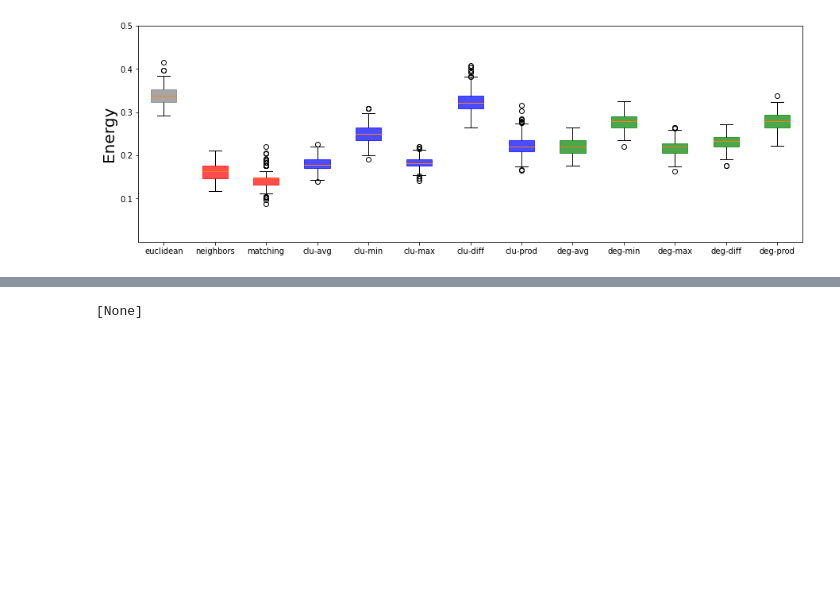
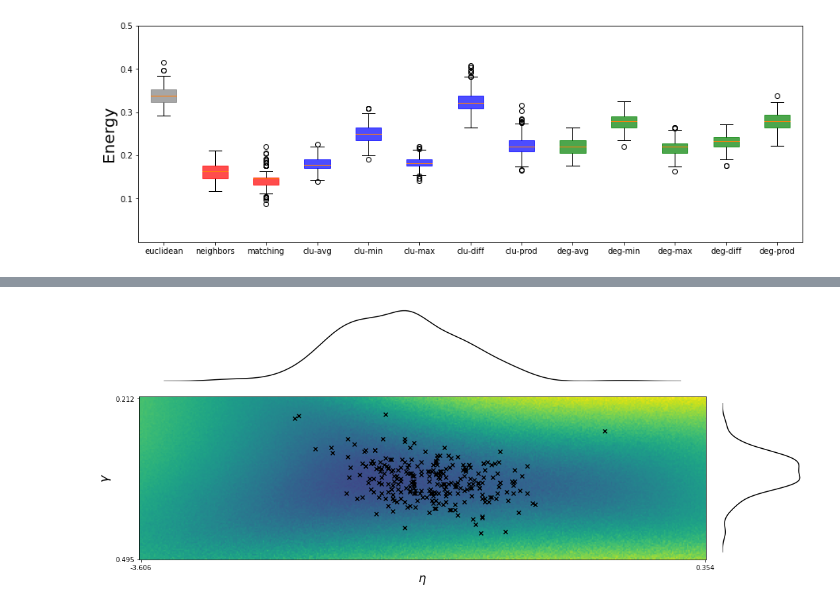
Before and after one commit to duzc-Repos/Code_for_Reproduction, a Jupyter notebook: 2021_NC_DanyalAkarca/generative_model_exploration.ipynb, the cells around one changed output, grey strips where cells are left out. Cells and saved outputs as stored; diff of their text form; code cells hidden in the pictures; blank space fills up the shorter version.

```diff
--- a/2021_NC_DanyalAkarca/generative_model_exploration.ipynb
+++ b/2021_NC_DanyalAkarca/generative_model_exploration.ipynb
@@ -285,4 +311,0 @@ Object `plt.color` not found.
-# %%
-bp['boxes'][i].set(color='blue')
-# %% [output]
-[None]
@@ -292,0 +336,26 @@ bp['boxes'].set
+# %%
+## fig 2f
+plt.figure(figsize=(18, 7))
+plt.subplot2grid((3, 7), (0, 0), rowspan=1, colspan=6)
+plt.axis(False)
+sns.kdeplot(np.squeeze(p1_scale), shade=False, color='black')
+plt.plot()
+
+plt.subplot2grid((3, 7), (1, 0), rowspan=2, colspan=6)
+plt.imshow(energy_landscape, vmin=0.1, vmax=0.5)
+plt.xticks([1, 416], [-3.606, 0.354])
+plt.yticks([1, 119], [0.212, 0.495])
+plt.ylabel("$\gamma$", size=18)
+plt.xlabel("$\eta$", size=18)
+plt.scatter(p1_scale, p2_scale, marker='x', c='black')
+
+
+plt.subplot2grid((3, 7), (1, 6), rowspan=2, colspan=1)
+sns.kdeplot(np.squeeze(p2_scale), shade=False, color='black', vertical=True)
+plt.axis(False)
+plt.plot()
+
+plt.show()
+plt.close()
+# %% [output]
+[figure, added]
```
Also changed, not shown: parts of 25 cells of this notebook, 21 other files.
